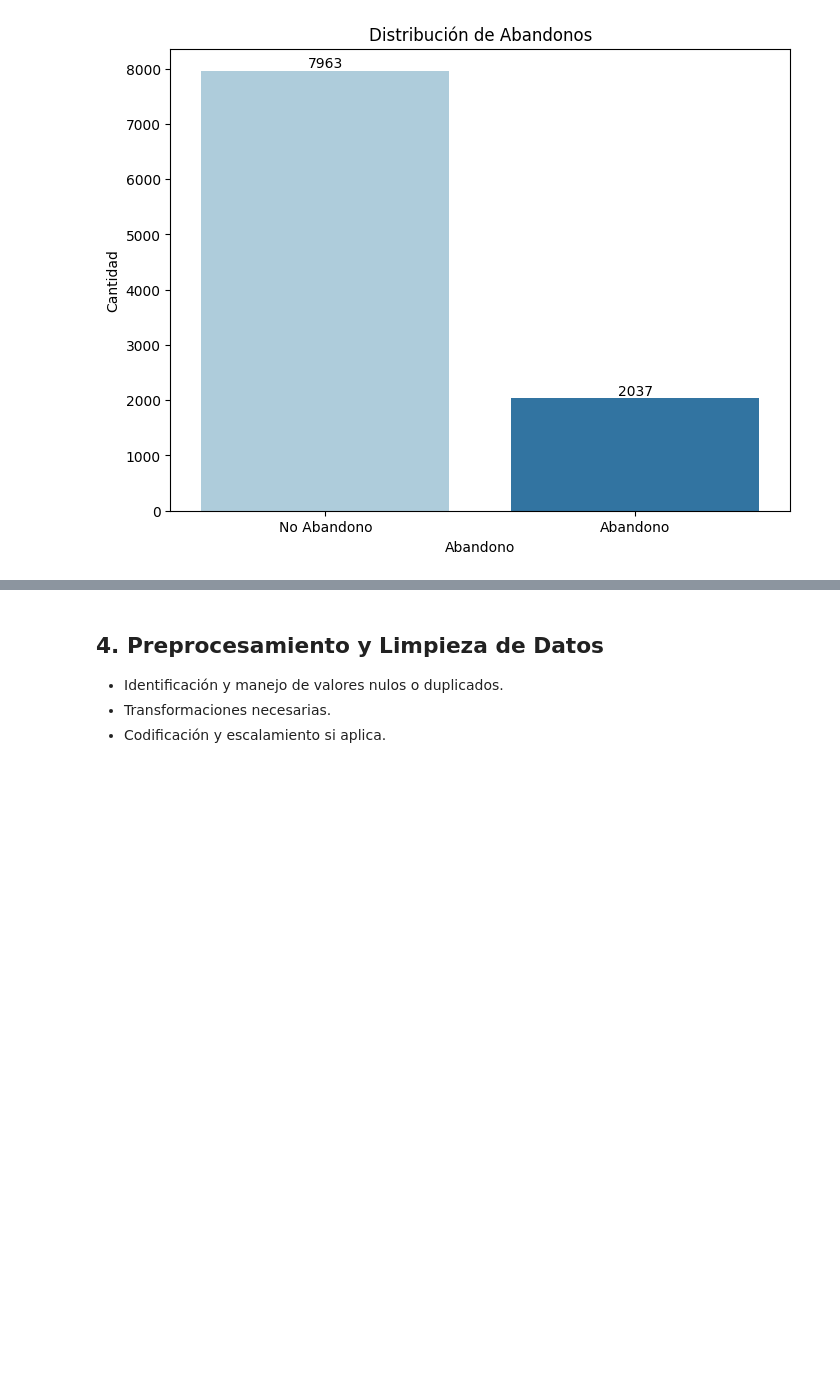
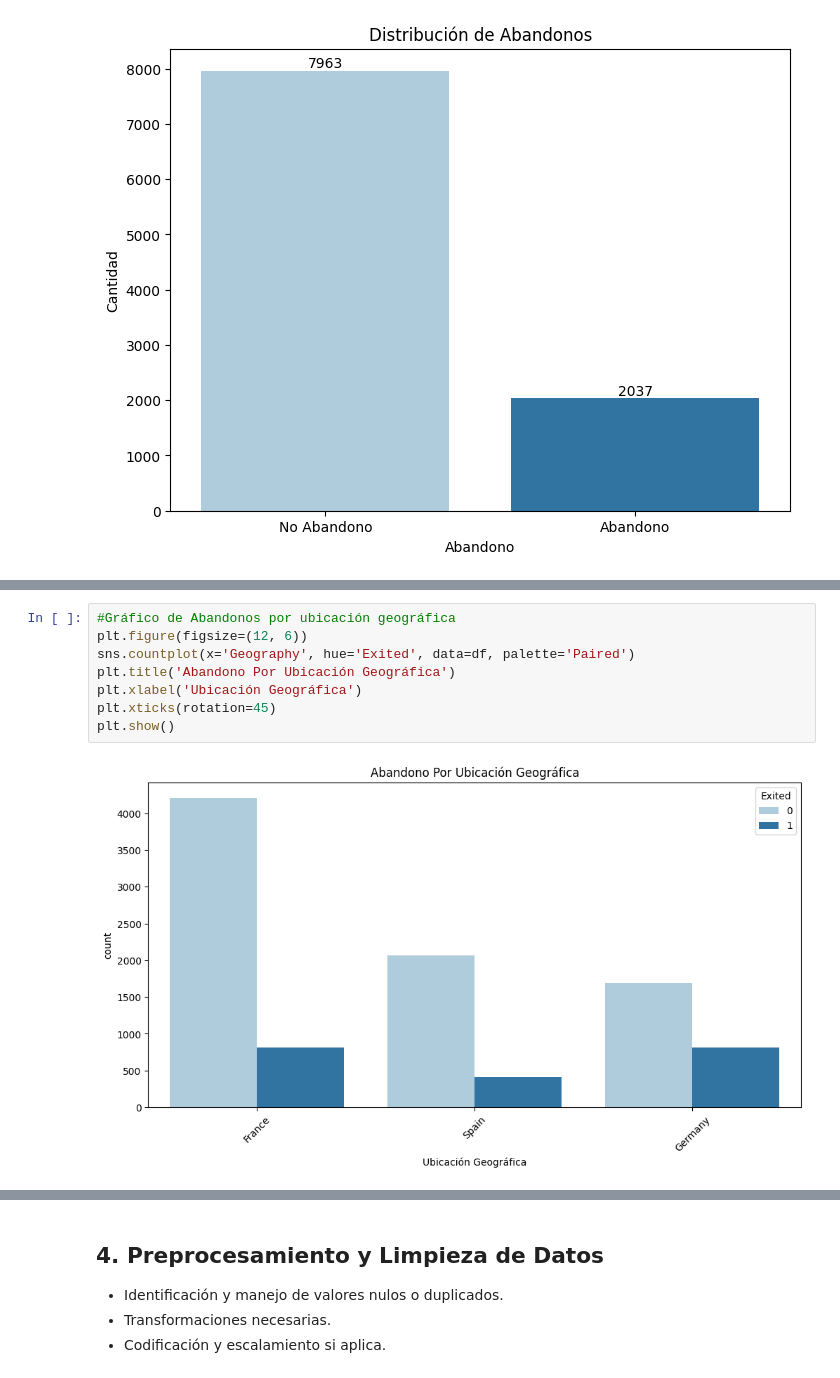
Before and after one commit to DarkinMC/CustomerChurn_Prediction_BankingSector_1AN-213_HAN_G4, a Jupyter notebook: Bank_customer_churn_pred.ipynb, the cells around one changed output, grey strips where cells are left out. Cells and saved outputs as stored; diff of their text form; blank space fills up the shorter version.

```diff
--- a/Bank_customer_churn_pred.ipynb
+++ b/Bank_customer_churn_pred.ipynb
@@ -134,0 +144,10 @@ plt.show()
+# %%
+#Gráfico de Abandonos por ubicación geográfica
+plt.figure(figsize=(12, 6))
+sns.countplot(x='Geography', hue='Exited', data=df, palette='Paired')
+plt.title('Abandono Por Ubicación Geográfica')
+plt.xlabel('Ubicación Geográfica')
+plt.xticks(rotation=45)
+plt.show()
+# %% [output]
+[figure, added]
```
Also changed, not shown: parts of 3 cells of this notebook.
